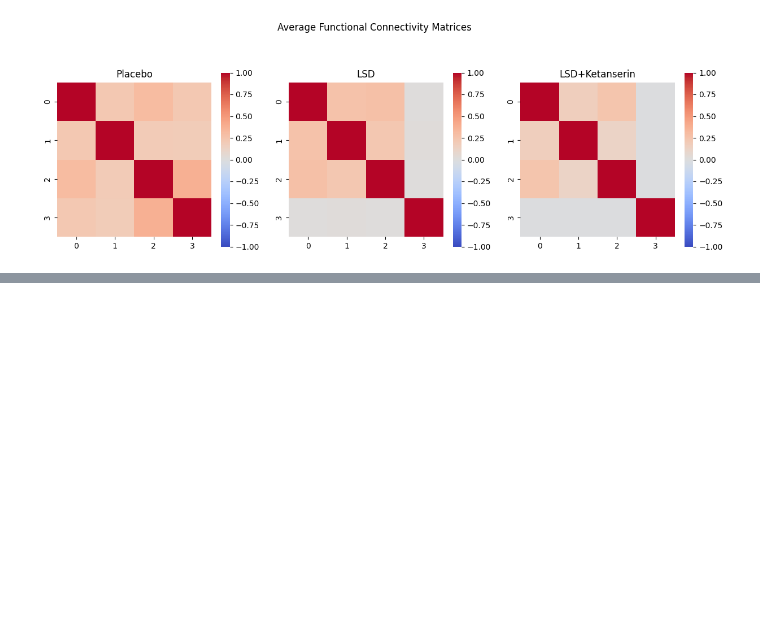
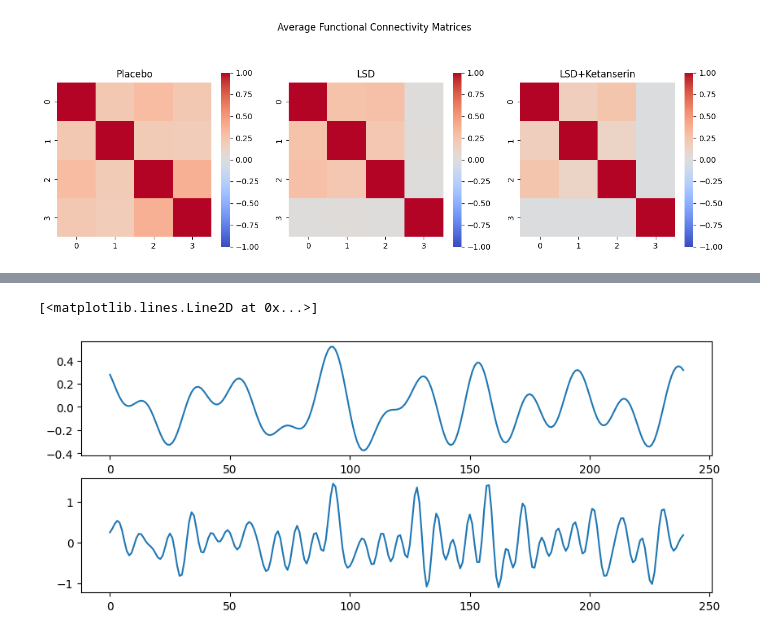
Before and after one commit to dani2442/neuroscience_control, a Jupyter notebook: examples/eda_lsd_builtin.ipynb, the cells around one changed output, grey strips where cells are left out. Cells and saved outputs as stored; diff of their text form; code cells hidden in the pictures; blank space fills up the shorter version.

```diff
--- a/examples/eda_lsd_builtin.ipynb
+++ b/examples/eda_lsd_builtin.ipynb
@@ -150,0 +146,12 @@ plt.show()
+# %%
+fig, axes = plt.subplots(2, 1, figsize=(10, 4))
+
+ts_placebo_1 = preprocess_ts(data['Placebo'], dt, f_lo, 0.08)
+ts_placebo_2 = preprocess_ts(data['Placebo'], dt, 0, 0.2)
+
+
+axes[0].plot(ts_placebo_1[0,0,:].numpy())
+axes[1].plot(ts_placebo_2[0,0,:].numpy())
+# %% [output]
+[<matplotlib.lines.Line2D at 0x...>]
+[figure, added]
```
Also changed, not shown: parts of 6 cells of this notebook.
